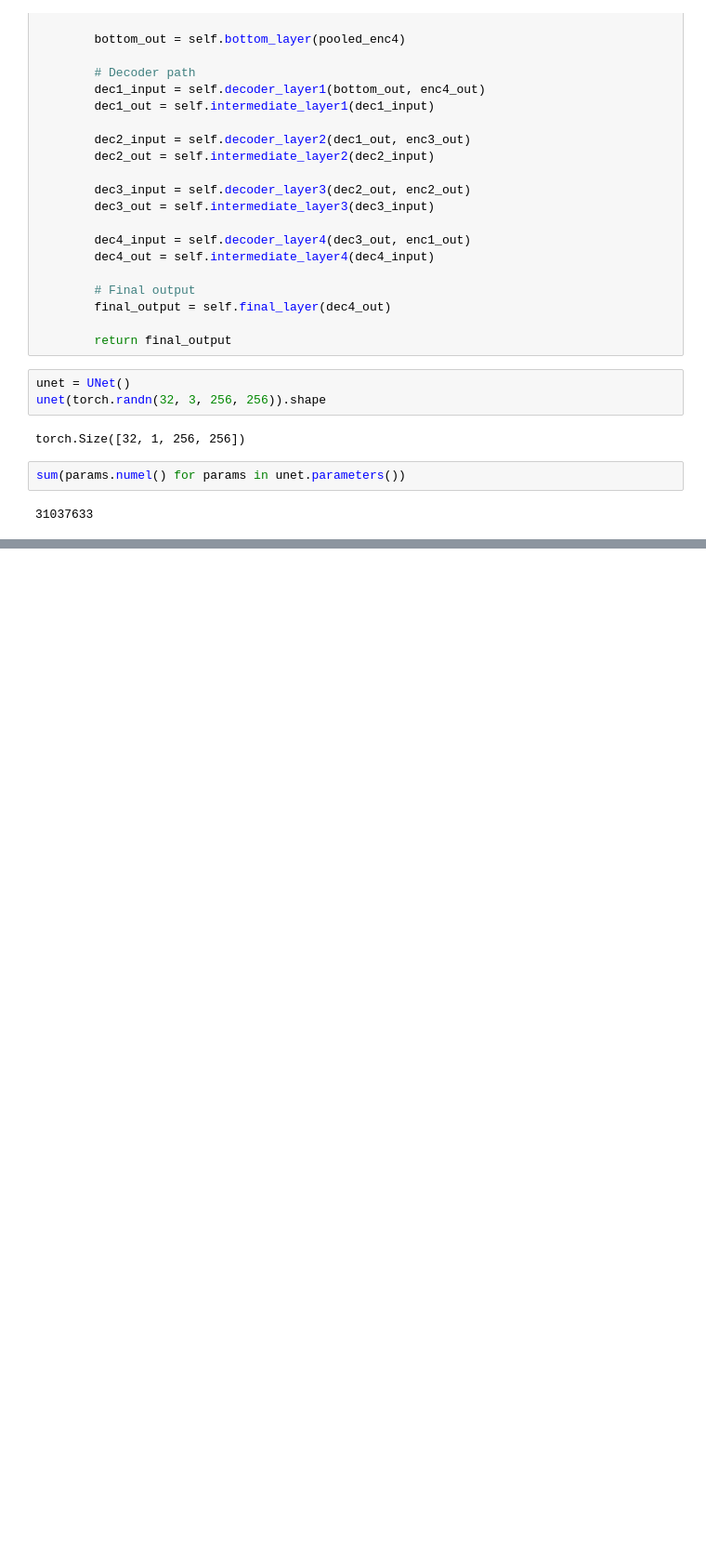
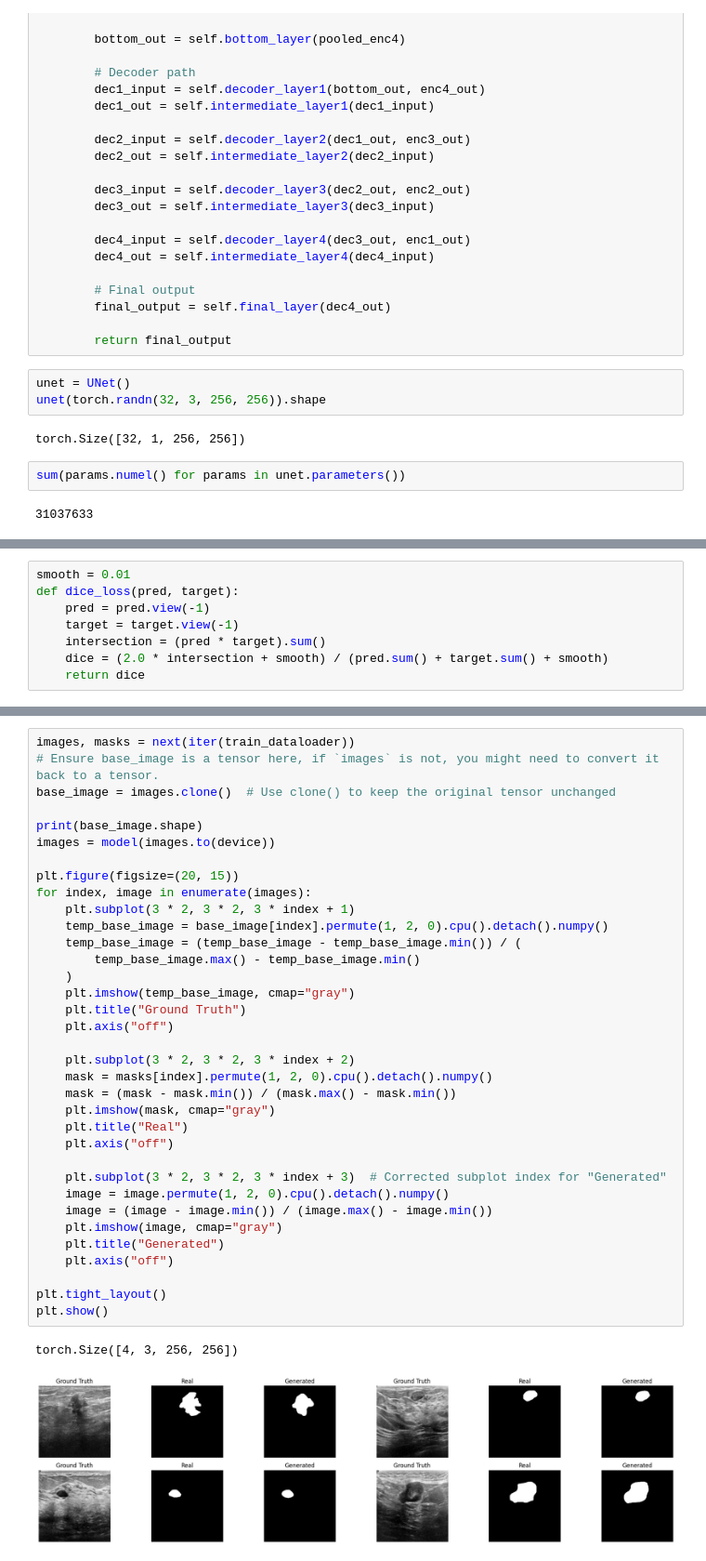
Before and after one commit to atikul-islam-sajib/U-Net, a Jupyter notebook: research/notebooks/ModelPrototyping.ipynb, the cells around one changed output, grey strips where cells are left out. Shown: that part at 93% size. Cells and saved outputs as stored; diff of their text form; blank space fills up the shorter version.

```diff
--- a/research/notebooks/ModelPrototyping.ipynb
+++ b/research/notebooks/ModelPrototyping.ipynb
@@ -342,0 +379,8 @@ sum(params.numel() for params in unet.parameters())
+# %%
+smooth = 0.01
+def dice_loss(pred, target):
+    pred = pred.view(-1)
+    target = target.view(-1)
+    intersection = (pred * target).sum()
+    dice = (2.0 * intersection + smooth) / (pred.sum() + target.sum() + smooth)
+    return dice
@@ -342,0 +590,38 @@ sum(params.numel() for params in unet.parameters())
+# %%
+images, masks = next(iter(train_dataloader))
+# Ensure base_image is a tensor here, if `images` is not, you might need to convert it back to a tensor.
+base_image = images.clone()  # Use clone() to keep the original tensor unchanged
+
+print(base_image.shape)
+images = model(images.to(device))
+
+plt.figure(figsize=(20, 15))
+for index, image in enumerate(images):
+    plt.subplot(3 * 2, 3 * 2, 3 * index + 1)
+    temp_base_image = base_image[index].permute(1, 2, 0).cpu().detach().numpy()
+    temp_base_image = (temp_base_image - temp_base_image.min()) / (
+        temp_base_image.max() - temp_base_image.min()
+    )
+    plt.imshow(temp_base_image, cmap="gray")
+    plt.title("Ground Truth")
+    plt.axis("off")
+
+    plt.subplot(3 * 2, 3 * 2, 3 * index + 2)
+    mask = masks[index].permute(1, 2, 0).cpu().detach().numpy()
+    mask = (mask - mask.min()) / (mask.max() - mask.min())
+    plt.imshow(mask, cmap="gray")
+    plt.title("Real")
+    plt.axis("off")
+
+    plt.subplot(3 * 2, 3 * 2, 3 * index + 3)  # Corrected subplot index for "Generated"
+    image = image.permute(1, 2, 0).cpu().detach().numpy()
+    image = (image - image.min()) / (image.max() - image.min())
+    plt.imshow(image, cmap="gray")
+    plt.title("Generated")
+    plt.axis("off")
+
+plt.tight_layout()
+plt.show()
+# %% [output]
+torch.Size([4, 3, 256, 256])
+[figure, added]
```
Also changed, not shown: parts of 14 cells of this notebook, 3 other files.
